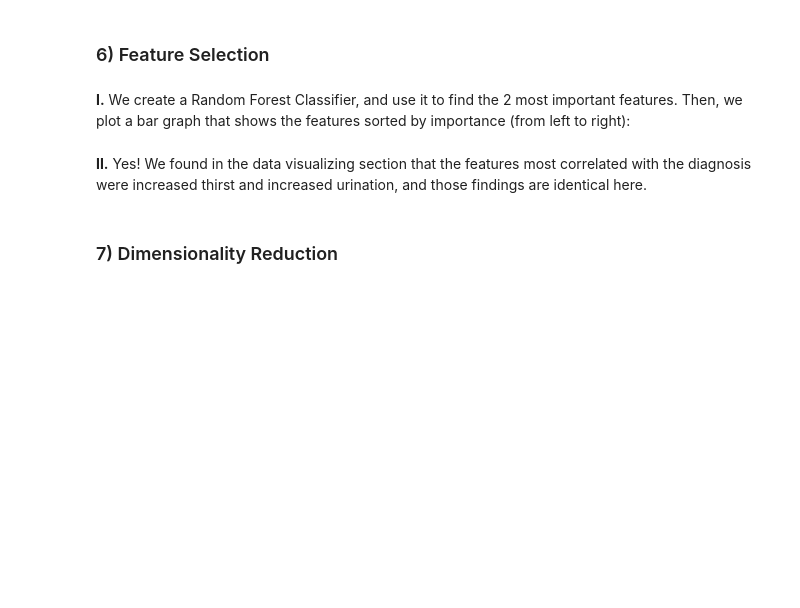
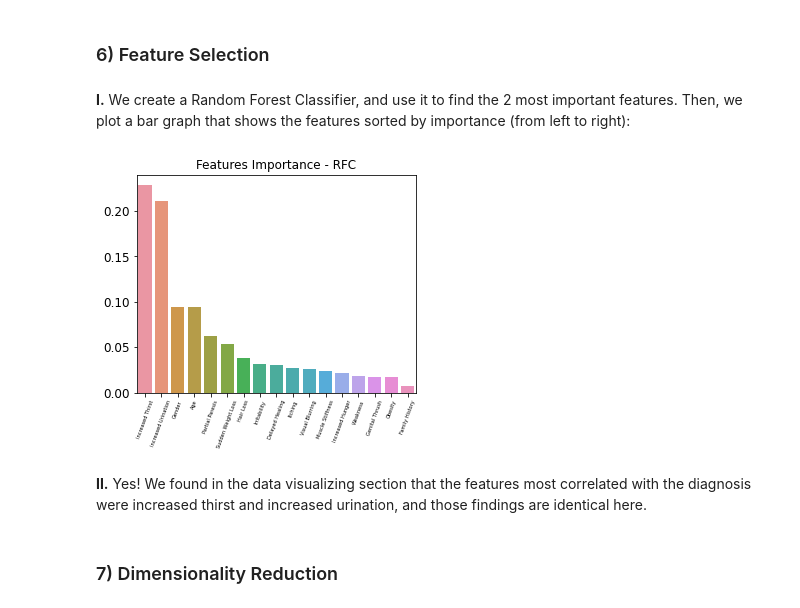
Before and after one commit to mlh-master/hw2_mlh-nathan-and-dekel, a Jupyter notebook: HW2_NoteBook.ipynb, the cells around one changed output. Drawn from its saved outputs; the diff is of its cells as text; code cells hidden in the pictures; blank space fills up the shorter version.

```diff
--- a/HW2_NoteBook.ipynb
+++ b/HW2_NoteBook.ipynb
@@ -350,10 +371,17 @@ We can clearly see that the Random Forest Classifier did the best job in terms o
 # %%
 from HW2_Functions import RFC_Feature_Selection
 
+scaler = StandardScaler()
+x_tr = scaler.fit_transform(X_train)
+x_tst = scaler.transform(X_test)
+
+
 feat = pd.DataFrame(X.columns)[0]
-RFC = RandomForestClassifier(class_weight='balanced_subsample', max_features='log2')
-RFC.fit(x_tr, Y_train)
-RFC_Feature_Selection(feat, RFC)
+RFC_feat_select = RandomForestClassifier(class_weight='balanced_subsample', max_features='log2')
+RFC_feat_select.fit(x_tr, Y_train)
+RFC_Feature_Selection(feat, RFC_feat_select)
+# %% [output]
+[figure, added]
 # %% [markdown]
 **II.** Yes! We found in the data visualizing section that the features most correlated with the diagnosis were increased thirst and increased urination, and those findings are identical here.
 # %% [markdown]
```
Also changed, not shown: parts of 34 cells of this notebook, 1 other file.
